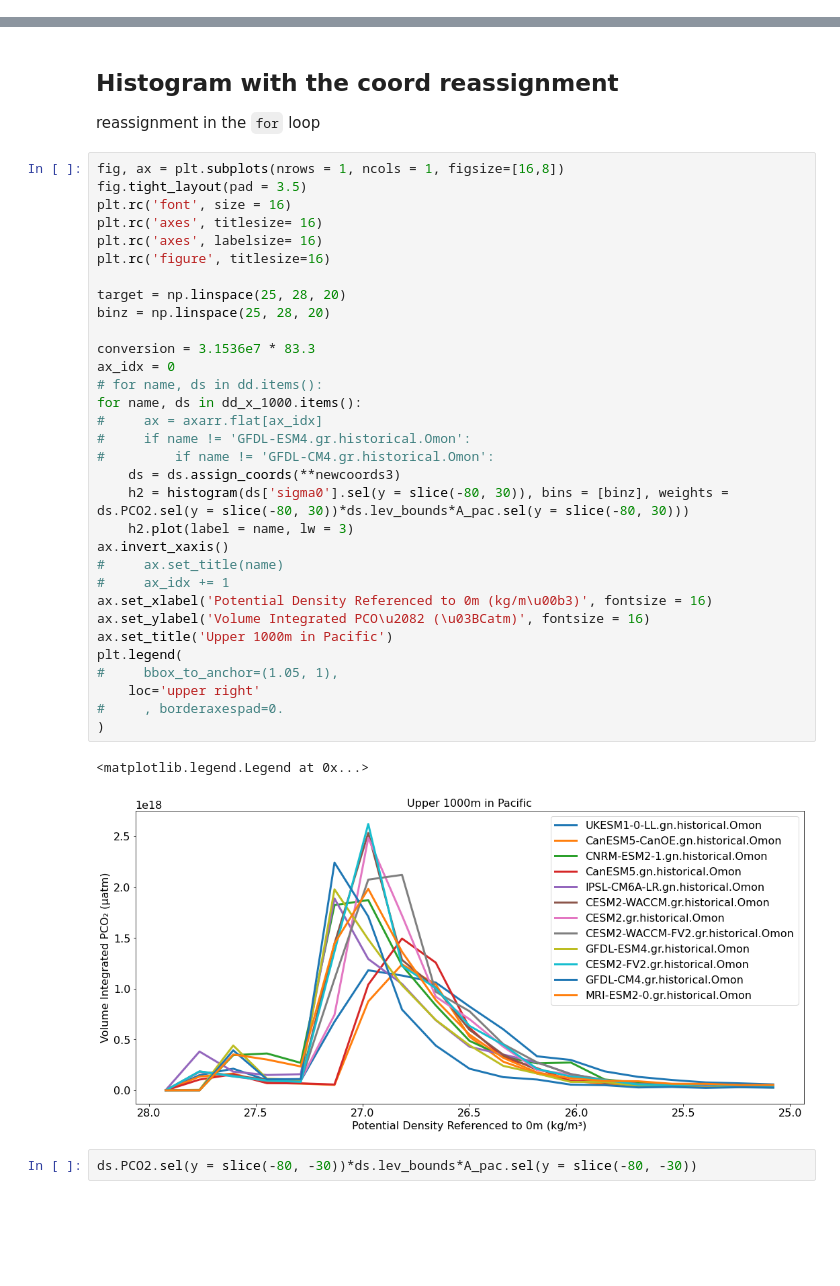
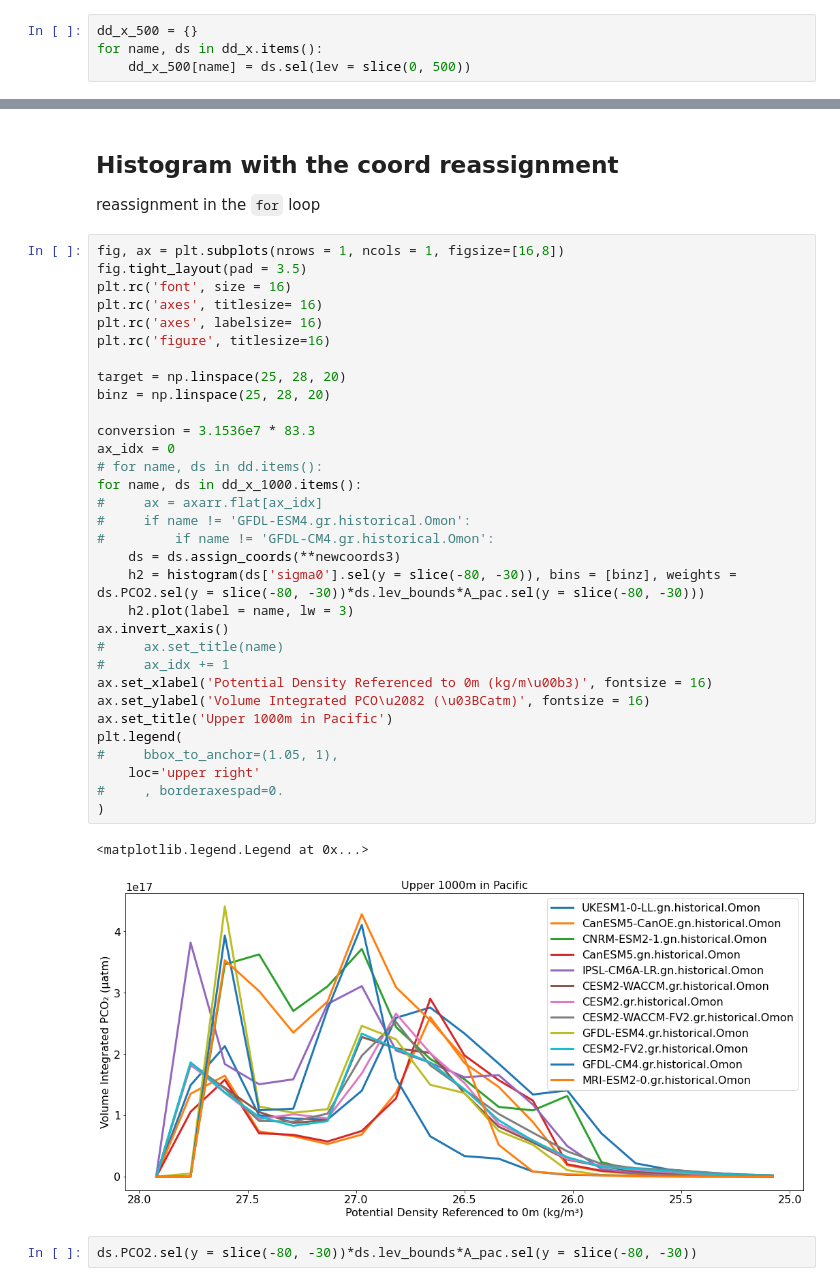
Before and after one commit to gmacgilchrist/seniorthesis, a Jupyter notebook: notebooks/PCO2_hist.ipynb, the cells around one changed output, grey strips where cells are left out. Cells and saved outputs as stored; diff of their text form; blank space fills up the shorter version.

```diff
--- a/notebooks/PCO2_hist.ipynb
+++ b/notebooks/PCO2_hist.ipynb
@@ -449,6 +449,10 @@ Data variables:
 dd_x_1000 = {}
 for name, ds in dd_x.items():
     dd_x_1000[name] = ds.sel(lev = slice(0, 1000))
+# %%
+dd_x_500 = {}
+for name, ds in dd_x.items():
+    dd_x_500[name] = ds.sel(lev = slice(0, 500))
 # %%
 dd_x_1000['CESM2-FV2.gr.historical.Omon'].sel(y = slice(-90, -30))
 # %% [output]
@@ -502,35 +506,35 @@ fig.tight_layout(pad = 3.5)
 plt.rc('font', size = 16)
 plt.rc('axes', titlesize= 16)
 plt.rc('axes', labelsize= 16)
 plt.rc('figure', titlesize=16)
 
 target = np.linspace(25, 28, 20)
 binz = np.linspace(25, 28, 20)
 
 conversion = 3.1536e7 * 83.3
 ax_idx = 0
 # for name, ds in dd.items():
 for name, ds in dd_x_1000.items():
 #     ax = axarr.flat[ax_idx]
 #     if name != 'GFDL-ESM4.gr.historical.Omon':
 #         if name != 'GFDL-CM4.gr.historical.Omon':
     ds = ds.assign_coords(**newcoords3)
-    h2 = histogram(ds['sigma0'].sel(y = slice(-80, 30)), bins = [binz], weights = ds.PCO2.sel(y = slice(-80, 30))*ds.lev_bounds*A_pac.sel(y = slice(-80, 30)))
+    h2 = histogram(ds['sigma0'].sel(y = slice(-80, -30)), bins = [binz], weights = ds.PCO2.sel(y = slice(-80, -30))*ds.lev_bounds*A_pac.sel(y = slice(-80, -30)))
     h2.plot(label = name, lw = 3)
 ax.invert_xaxis()
 #     ax.set_title(name)
 #     ax_idx += 1
 ax.set_xlabel('Potential Density Referenced to 0m (kg/m\u00b3)', fontsize = 16)
 ax.set_ylabel('Volume Integrated PCO\u2082 (\u03BCatm)', fontsize = 16)
 ax.set_title('Upper 1000m in Pacific')
 plt.legend(
 #     bbox_to_anchor=(1.05, 1),
     loc='upper right'
 #     , borderaxespad=0.
 )
 # %% [output]
 <matplotlib.legend.Legend at 0x...>
-[figure, old version]
+[figure, new version]
 # %%
 ds.PCO2.sel(y = slice(-80, -30))*ds.lev_bounds*A_pac.sel(y = slice(-80, -30))
 # %% [output]
```
Also changed, not shown: parts of 13 cells of this notebook.
